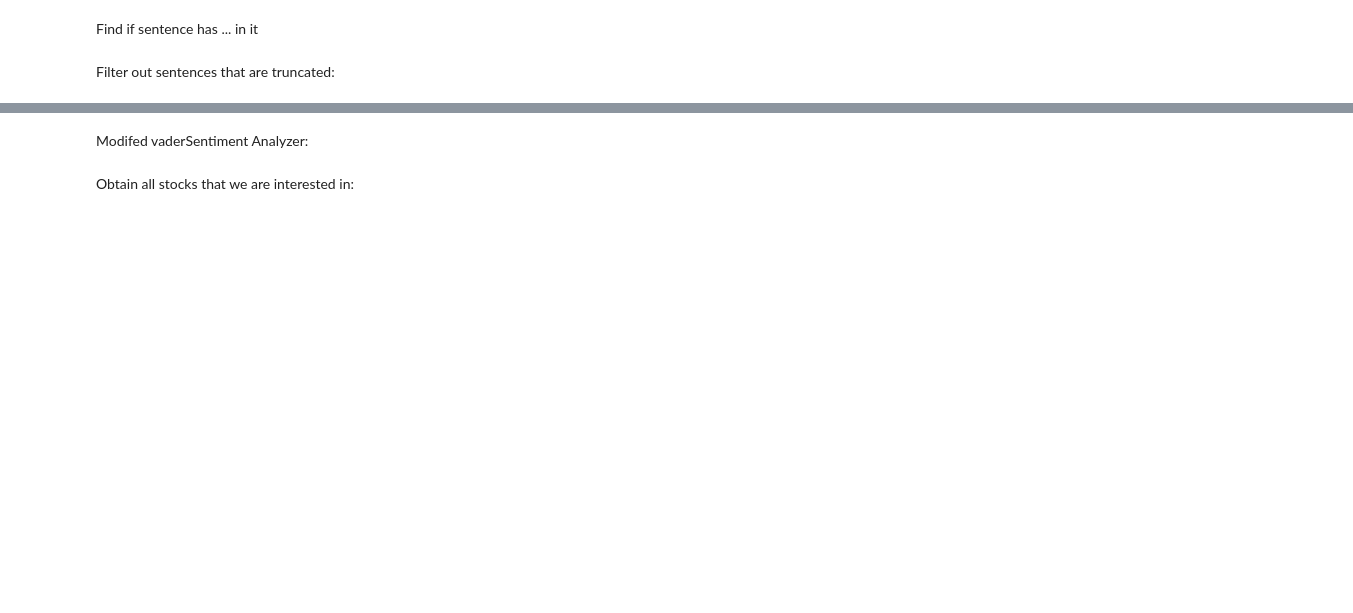
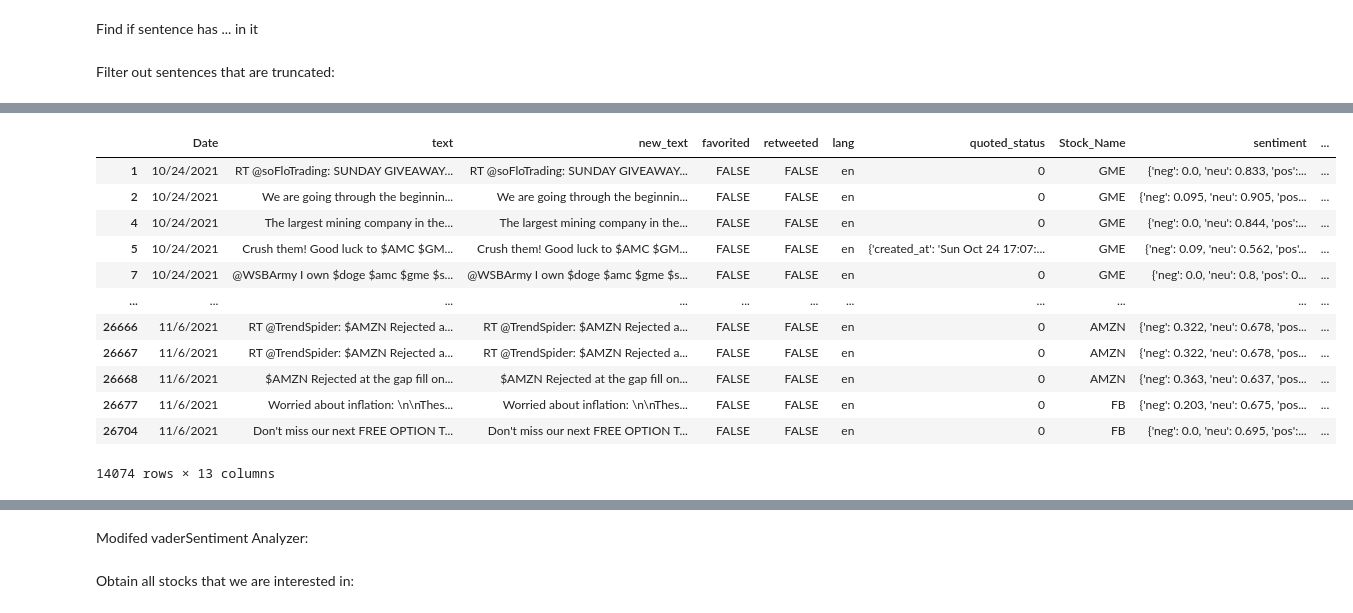
Before and after one commit to JZBlank/JPMorganChase-Meme-Stocks, a Jupyter notebook: vaderSentiment on Data.ipynb, the cells around one changed output, grey strips where cells are left out. Drawn from its saved outputs; the diff is of its cells as text; code cells hidden in the pictures; blank space fills up the shorter version.

```diff
--- a/vaderSentiment on Data.ipynb
+++ b/vaderSentiment on Data.ipynb
@@ -51,0 +66,13 @@ totalInfo
+# %%
+# Filter special characters
+def filter_special_chars(comment):
+    new_sentence = '' #empty string
+    new_comment = re.sub(r"https:\S+", "", comment) #remove url links from comment
+
+    for i in range(0, len(new_comment)):
+        if ord(new_comment[i]) >= 110000: #for characters like 𝐴𝑀𝐶 BB  𝑁𝑂𝐾
+             new_sentence += new_comment[i]
+        if ord(new_comment[i]) <= 127: #keep all ascii characters
+            new_sentence += new_comment[i]
+
+    return new_sentence
@@ -53,12 +140,10 @@ totalInfo
 Find if sentence has ... in it
 # %%
 def remove_sentence(comment): #if text contains …, then it will be removed (… means truncated)
-    print(comment.find('…'))
-    if comment.find('…') > 0:
-        #print("Remove")
+    obj = re.search('…', comment)
+    if obj != None:
         return 1
     else:
-        #print("Don't remove")
         return -1
 # %%
 totalInfo['remove'] = totalInfo['text'].map(lambda x: '1' if remove_sentence(x) == 1 else '-1')
@@ -76,0 +172,2 @@ After Filtering: 15881 rows
+# %%
+full_comments_df['new_text'] = full_comments_df['text'].map(lambda x: filter_special_chars(x)) # remove special char
@@ -76,0 +180,18 @@ After Filtering: 15881 rows
+# %%
+full_comments_df = full_comments_df[['Date','text','new_text','favorited', 'retweeted', 'lang', 'quoted_status', 'Stock_Name', 'sentiment', 'sentiment_class', 'compound score ', 'Stock Price', 'remove']]
+# %%
+full_comments_df
+# %% [output]
+|  | Date | text | new_text | favorited | retweeted | lang | quoted_status | Stock_Name | sentiment | ... |
+| 1 | 10/24/2021 | RT @soFloTrading: SUNDAY GIVEAWAY... | RT @soFloTrading: SUNDAY GIVEAWAY... | FALSE | FALSE | en | 0 | GME | {'neg': 0.0, 'neu': 0.833, 'pos':... | ... |
+| 2 | 10/24/2021 | We are going through the beginnin... | We are going through the beginnin... | FALSE | FALSE | en | 0 | GME | {'neg': 0.095, 'neu': 0.905, 'pos... | ... |
+| 4 | 10/24/2021 | The largest mining company in the... | The largest mining company in the... | FALSE | FALSE | en | 0 | GME | {'neg': 0.0, 'neu': 0.844, 'pos':... | ... |
+| 5 | 10/24/2021 | Crush them! Good luck to $AMC $GM... | Crush them! Good luck to $AMC $GM... | FALSE | FALSE | en | {'created_at': 'Sun Oct 24 17:07:... | GME | {'neg': 0.09, 'neu': 0.562, 'pos'... | ... |
+| 7 | 10/24/2021 | @WSBArmy I own $doge $amc $gme $s... | @WSBArmy I own $doge $amc $gme $s... | FALSE | FALSE | en | 0 | GME | {'neg': 0.0, 'neu': 0.8, 'pos': 0... | ... |
+| ... | ... | ... | ... | ... | ... | ... | ... | ... | ... | ... |
+| 26666 | 11/6/2021 | RT @TrendSpider: $AMZN Rejected a... | RT @TrendSpider: $AMZN Rejected a... | FALSE | FALSE | en | 0 | AMZN | {'neg': 0.322, 'neu': 0.678, 'pos... | ... |
+| 26667 | 11/6/2021 | RT @TrendSpider: $AMZN Rejected a... | RT @TrendSpider: $AMZN Rejected a... | FALSE | FALSE | en | 0 | AMZN | {'neg': 0.322, 'neu': 0.678, 'pos... | ... |
+| 26668 | 11/6/2021 | $AMZN Rejected at the gap fill on... | $AMZN Rejected at the gap fill on... | FALSE | FALSE | en | 0 | AMZN | {'neg': 0.363, 'neu': 0.637, 'pos... | ... |
+| 26677 | 11/6/2021 | Worried about inflation: \n\nThes... | Worried about inflation: \n\nThes... | FALSE | FALSE | en | 0 | FB | {'neg': 0.203, 'neu': 0.675, 'pos... | ... |
+| 26704 | 11/6/2021 | Don't miss our next FREE OPTION T... | Don't miss our next FREE OPTION T... | FALSE | FALSE | en | 0 | FB | {'neg': 0.0, 'neu': 0.695, 'pos':... | ... |
+14074 rows × 13 columns
```
Also changed, not shown: parts of 20 cells of this notebook.
